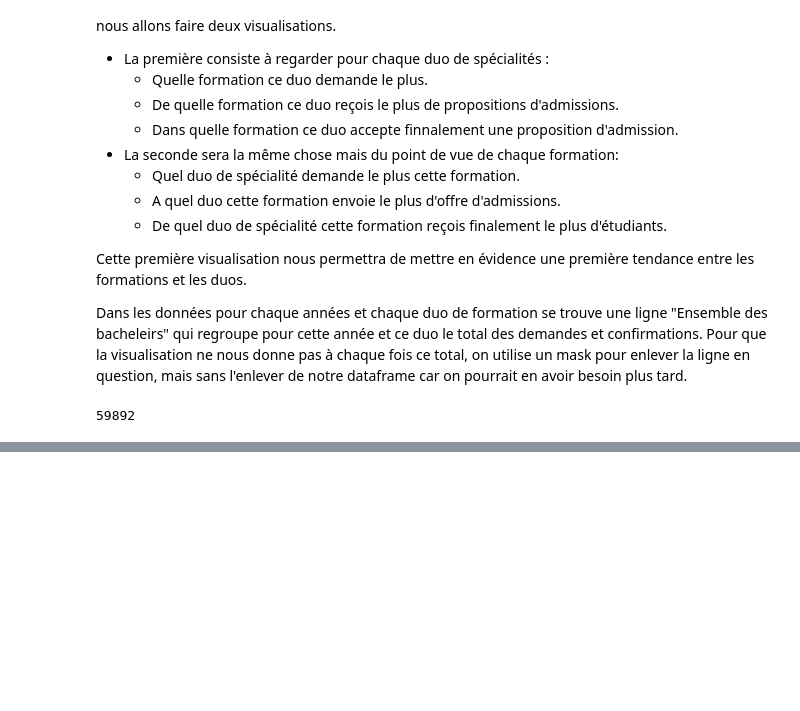
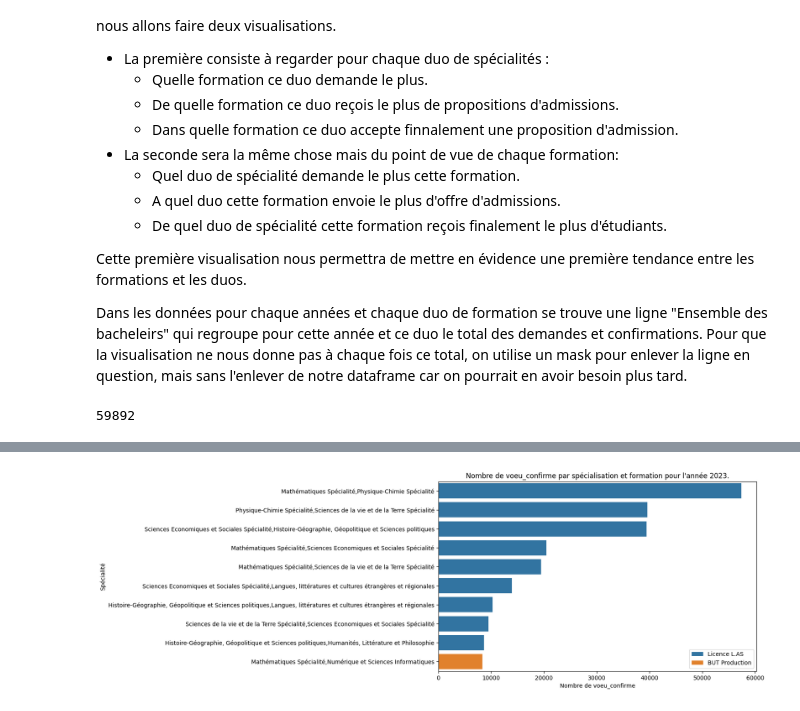
Before and after one commit to vraus/Projet_FDD, a Jupyter notebook: main.ipynb, the cells around one changed output, grey strips where cells are left out. Cells and saved outputs as stored; diff of their text form; code cells hidden in the pictures; blank space fills up the shorter version.

```diff
--- a/main.ipynb
+++ b/main.ipynb
@@ -169,0 +182,4 @@ TypeError: unhashable type: 'Series'
+# %%
+get_graph_by_year_column(2023, "voeu_confirme")
+# %% [output]
+[figure, added]
```
Also changed, not shown: parts of 12 cells of this notebook.
